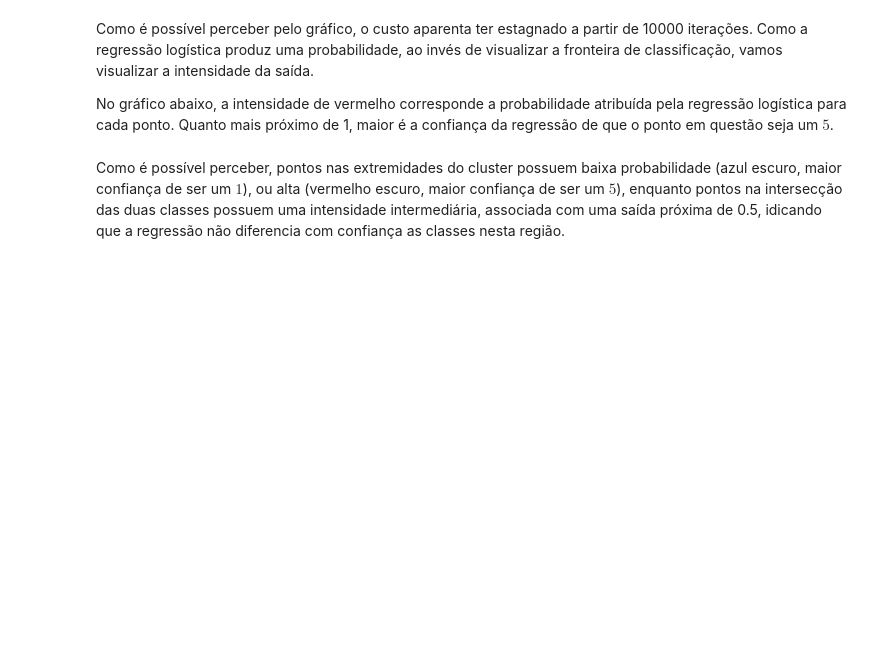
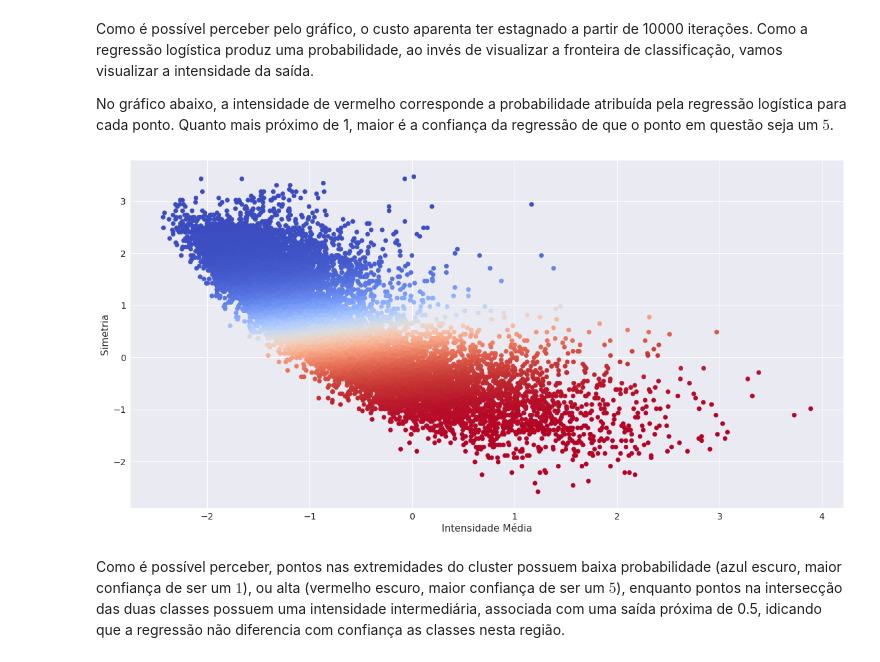
Before and after one commit to iblucher/MAC0460, a Jupyter notebook: EP4/EP4_MNIST.ipynb, the cells around one changed output. Drawn from its saved outputs; the diff is of its cells as text; code cells hidden in the pictures; blank space fills up the shorter version.

```diff
--- a/EP4/EP4_MNIST.ipynb
+++ b/EP4/EP4_MNIST.ipynb
@@ -544,14 +577,16 @@ No gráfico abaixo, a intensidade de vermelho corresponde a probabilidade atribu
 # %%
 plt.figure(figsize=(20,10))
 
 y_pred = predict_logistic(x_train_features_1_5, w_logistic)
 
-plt.scatter(x = x_train_features_1_5[:,0], y = x_train_features_1_5[:,1], c = y_pred, cmap = 'coolwarm')
+plt.scatter(x = x_train_features_1_5[:,0], y = x_train_features_1_5[:,1], c = y_pred.ravel(), cmap = 'coolwarm')
 
 plt.xlabel('Intensidade Média')
 plt.ylabel('Simetria')
 
 plt.show()
+# %% [output]
+[figure, added]
 # %% [markdown]
 Como é possível perceber, pontos nas extremidades do cluster possuem baixa probabilidade (azul escuro, maior confiança de ser um $1$), ou alta (vermelho escuro, maior confiança de ser um $5$), enquanto pontos na intersecção das duas classes possuem uma intensidade intermediária, associada com uma saída próxima de 0.5, idicando que a regressão não diferencia com confiança as classes nesta região.
 # %% [markdown]
```
Also changed, not shown: parts of 20 cells of this notebook.
